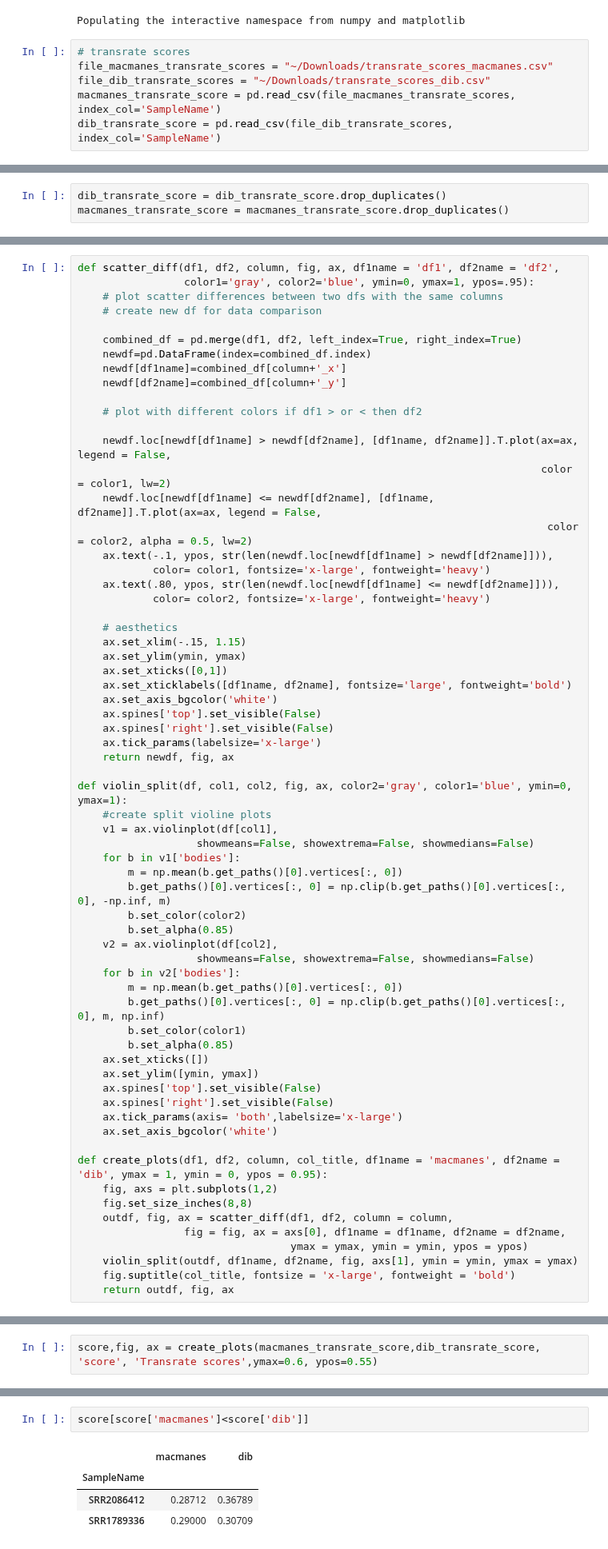
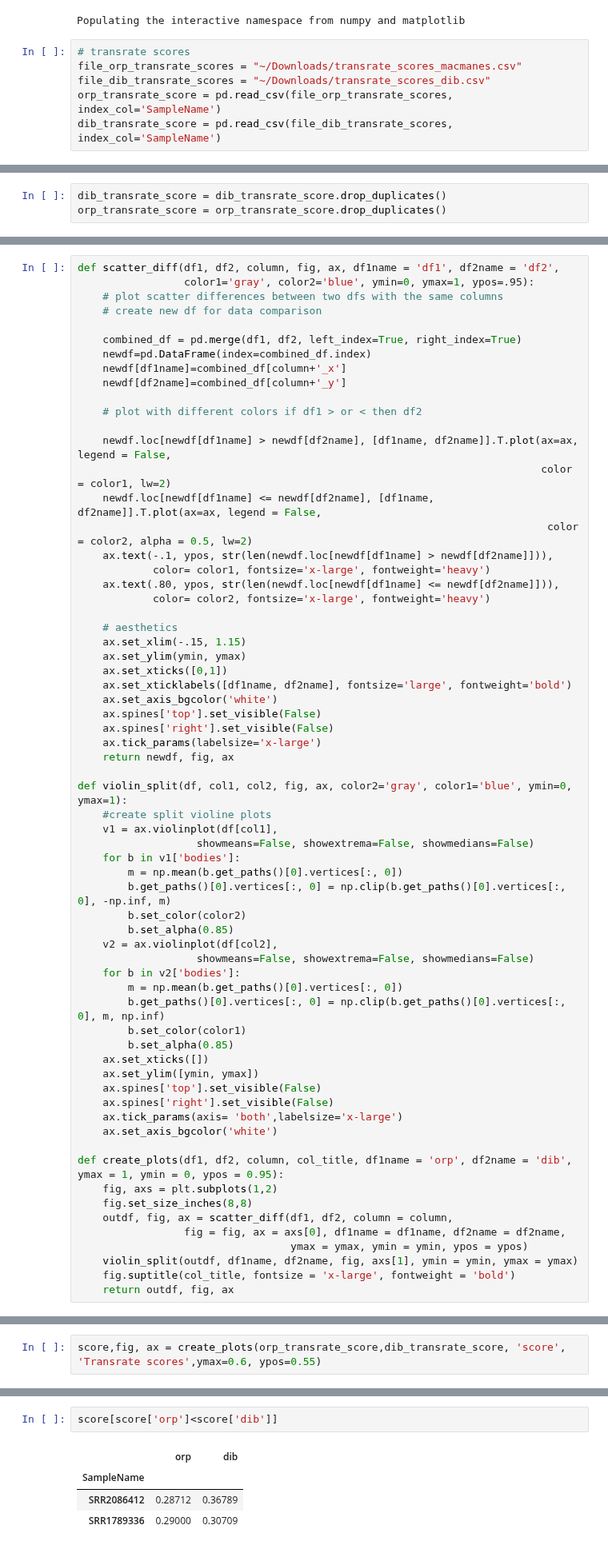
Before and after one commit to johnsolk/MMETSP, a Jupyter notebook: notebooks/oysterriver_dib_Sept2017.ipynb, the cells around one changed output, grey strips where cells are left out. Shown at 80% size. Drawn from its saved outputs; the diff is of its cells as text.

```diff
--- a/notebooks/oysterriver_dib_Sept2017.ipynb
+++ b/notebooks/oysterriver_dib_Sept2017.ipynb
@@ -10,9 +10,9 @@ import palettable as pal
 Populating the interactive namespace from numpy and matplotlib
 # %%
 # transrate scores
-file_macmanes_transrate_scores = "~/Downloads/transrate_scores_macmanes.csv"
+file_orp_transrate_scores = "~/Downloads/transrate_scores_macmanes.csv"
 file_dib_transrate_scores = "~/Downloads/transrate_scores_dib.csv"
-macmanes_transrate_score = pd.read_csv(file_macmanes_transrate_scores, index_col='SampleName')
+orp_transrate_score = pd.read_csv(file_orp_transrate_scores, index_col='SampleName')
 dib_transrate_score = pd.read_csv(file_dib_transrate_scores, index_col='SampleName')
 # %%
 # reference transrate metrics
@@ -23,6 +23,6 @@ dib_transrate = pd.read_csv(file_macmanes_v_dib_transrate, index_col='SampleName
 # %%
 dib_transrate_score = dib_transrate_score.drop_duplicates()
-macmanes_transrate_score = macmanes_transrate_score.drop_duplicates()
+orp_transrate_score = orp_transrate_score.drop_duplicates()
 # %%
 print(dib_transrate_score.index)
 # %% [output]
@@ -107,7 +107,7 @@ def violin_split(df, col1, col2, fig, ax, color2='gray', color1='blue', ymin=0,
     ax.tick_params(axis= 'both',labelsize='x-large')
     ax.set_axis_bgcolor('white')
 
-def create_plots(df1, df2, column, col_title, df1name = 'macmanes', df2name = 'dib', ymax = 1, ymin = 0, ypos = 0.95):
+def create_plots(df1, df2, column, col_title, df1name = 'orp', df2name = 'dib', ymax = 1, ymin = 0, ypos = 0.95):
     fig, axs = plt.subplots(1,2)
     fig.set_size_inches(8,8)
     outdf, fig, ax = scatter_diff(df1, df2, column = column,
@@ -170,5 +170,5 @@ Index([u'assembly', u'n_seqs', u'smallest', u'largest', u'n_bases',
        u'reference_coverage', u'score', u'optimal_score', u'cutoff', u'Run'],
       dtype='object')
 # %%
-score,fig, ax = create_plots(macmanes_transrate_score,dib_transrate_score, 'score', 'Transrate scores',ymax=0.6, ypos=0.55)
+score,fig, ax = create_plots(orp_transrate_score,dib_transrate_score, 'score', 'Transrate scores',ymax=0.6, ypos=0.55)
 # %% [output]
@@ -176,7 +176,7 @@ score,fig, ax = create_plots(macmanes_transrate_score,dib_transrate_score, 'scor
 # %%
-score[score['macmanes']<score['dib']]
+score[score['orp']<score['dib']]
 # %% [output]
-|  | macmanes | dib |
+|  | orp | dib |
 | SampleName |  |  |
 | SRR2086412 | 0.28712 | 0.36789 |
 | SRR1789336 | 0.29000 | 0.30709 |
```
Also changed, not shown: parts of 12 cells of this notebook, 5 other files.
